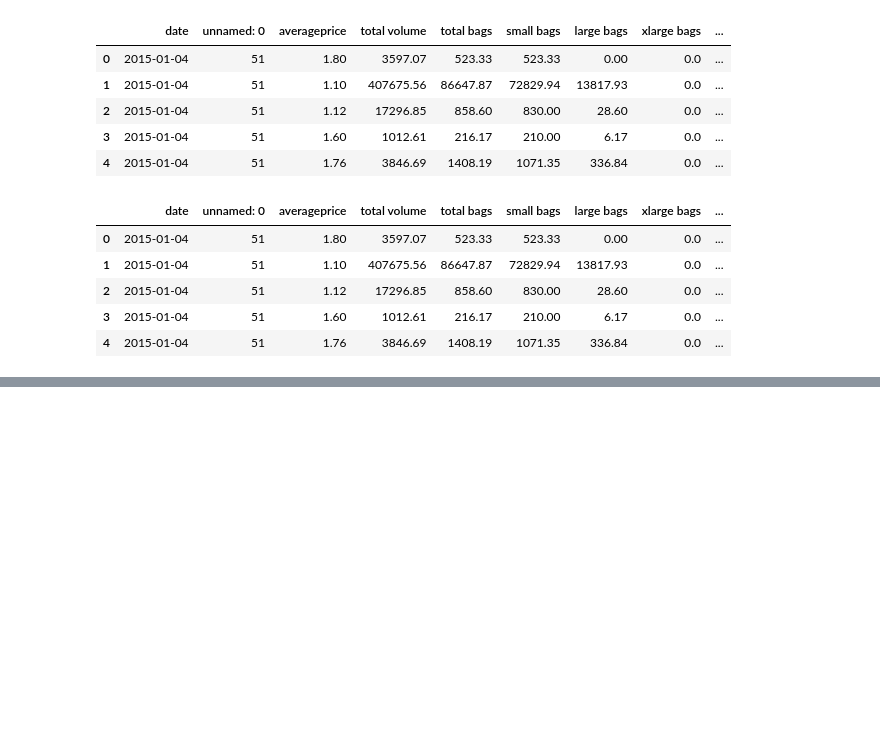
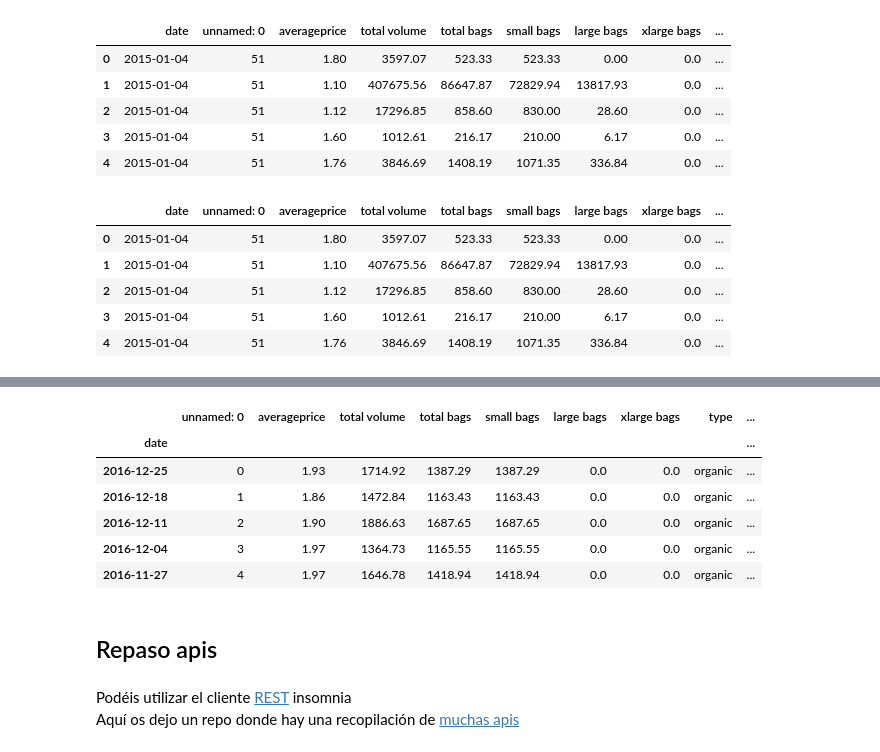
Before and after one commit to Ironhack-Data-Madrid-Febrero-2021/Classroom-Materials, a Jupyter notebook: module-2/5-repaso_9_abril.ipynb, the cells around one changed output, grey strips where cells are left out. Drawn from its saved outputs; the diff is of its cells as text; code cells hidden in the pictures; blank space fills up the shorter version.

Commit message:
repaso viernes doneeeee 🔥

```diff
--- a/module-2/5-repaso_9_abril.ipynb
+++ b/module-2/5-repaso_9_abril.ipynb
@@ -417,0 +491,16 @@ df_ordenado.head()
+# %%
+filtrado = df.loc[(df["year"] > 2015) & (df["type"] == "organic")]
+filtrado.head()
+# %% [output]
+|  | unnamed: 0 | averageprice | total volume | total bags | small bags | large bags | xlarge bags | type | ... |
+| date |  |  |  |  |  |  |  |  | ... |
+| 2016-12-25 | 0 | 1.93 | 1714.92 | 1387.29 | 1387.29 | 0.0 | 0.0 | organic | ... |
+| 2016-12-18 | 1 | 1.86 | 1472.84 | 1163.43 | 1163.43 | 0.0 | 0.0 | organic | ... |
+| 2016-12-11 | 2 | 1.90 | 1886.63 | 1687.65 | 1687.65 | 0.0 | 0.0 | organic | ... |
+| 2016-12-04 | 3 | 1.97 | 1364.73 | 1165.55 | 1165.55 | 0.0 | 0.0 | organic | ... |
+| 2016-11-27 | 4 | 1.97 | 1646.78 | 1418.94 | 1418.94 | 0.0 | 0.0 | organic | ... |
+# %% [markdown]
+## Repaso apis
+# %% [markdown]
+Podéis utilizar el cliente [REST](https://insomnia.rest/) insomnia
+Aquí os dejo un repo donde hay una recopilación de [muchas apis](https://github.com/public-apis/public-apis)
```
Also changed, not shown: parts of 25 cells of this notebook.
